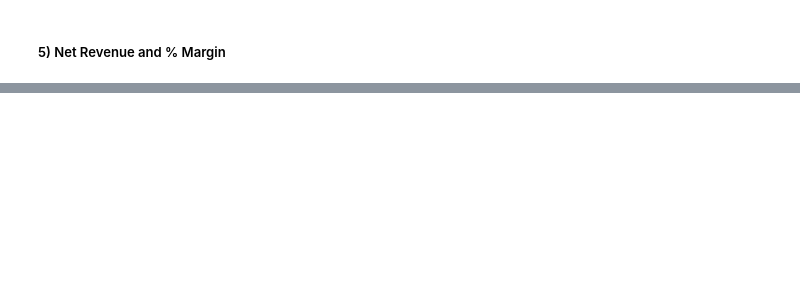
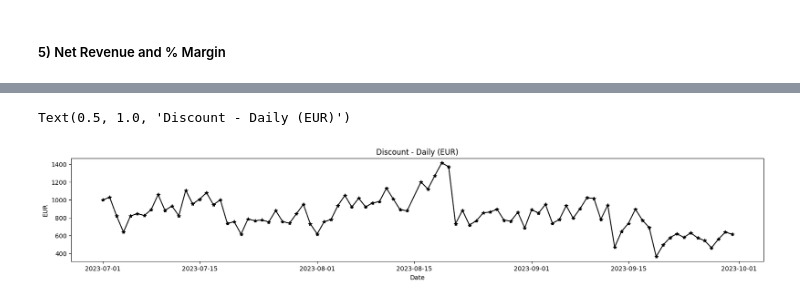
Before and after one commit to jsamu1994/data-challenge-jan-2024, a Jupyter notebook: python_files/exploring_dataset_1.ipynb, the cells around one changed output, grey strips where cells are left out. Cells and saved outputs as stored; diff of their text form; code cells hidden in the pictures; blank space fills up the shorter version.

```diff
--- a/python_files/exploring_dataset_1.ipynb
+++ b/python_files/exploring_dataset_1.ipynb
@@ -195,0 +242,11 @@ df_revenue_grouped.head(20)
+# %%
+# Discount Daily
+plt.figure(figsize=(20,3))
+
+plt.plot(df_revenue_daily ["Time"], df_revenue_daily ["Discount"], marker = "*", color = "black")
+plt.ylabel('EUR')
+plt.xlabel('Date')
+plt.title("Discount - Daily (EUR)")
+# %% [output]
+Text(0.5, 1.0, 'Discount - Daily (EUR)')
+[figure, added]
```
Also changed, not shown: parts of 10 cells of this notebook.
